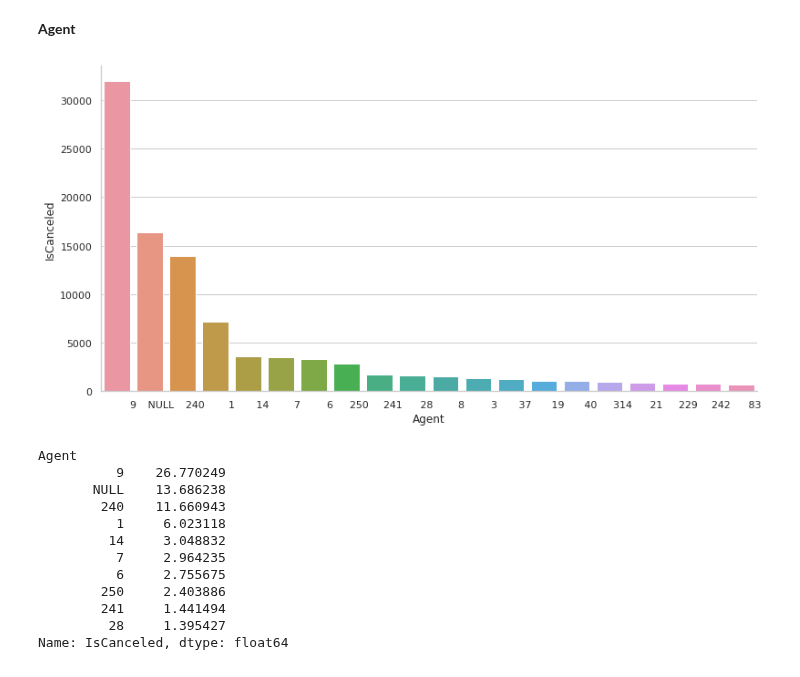
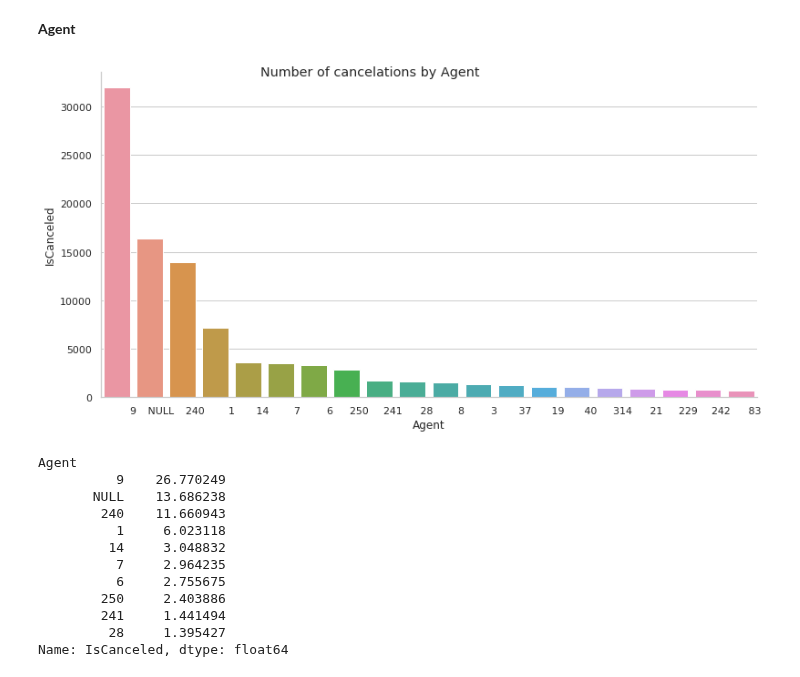
Before and after one commit to alejandromanas/GoogleColab_public, a Jupyter notebook: bookings/code/bookings.ipynb, the cells around one changed output. Drawn from its saved outputs; the diff is of its cells as text; code cells hidden in the pictures.

```diff
--- a/bookings/code/bookings.ipynb
+++ b/bookings/code/bookings.ipynb
@@ -126,17 +124,19 @@ Cancelation rate mean: 37.04
 # %%
 df_analysis.Agent.nunique() #334 unique values
 
 def levels_analysis(feature,n):
   df=(df_analysis.groupby([feature]).count()['IsCanceled']
       .sort_values(ascending=False).head(n)).to_frame().reset_index()
   ax = sns.catplot(x=feature, y="IsCanceled", kind="bar", data=df)
   ax.fig.set_figwidth(14)
   ax.fig.set_figheight(6)
+  ax.fig.suptitle('Number of cancelations by ' + feature)
+
   plt.show()
 
 levels_analysis('Agent',20)
 # %% [output]
-[figure, old version]
+[figure, new version]
 # %%
 df=(df_analysis.groupby(['Agent']).count()['IsCanceled']/len(df_analysis))*100
 df.sort_values(ascending=False).head(10)
```
Also changed, not shown: parts of 11 cells of this notebook.
